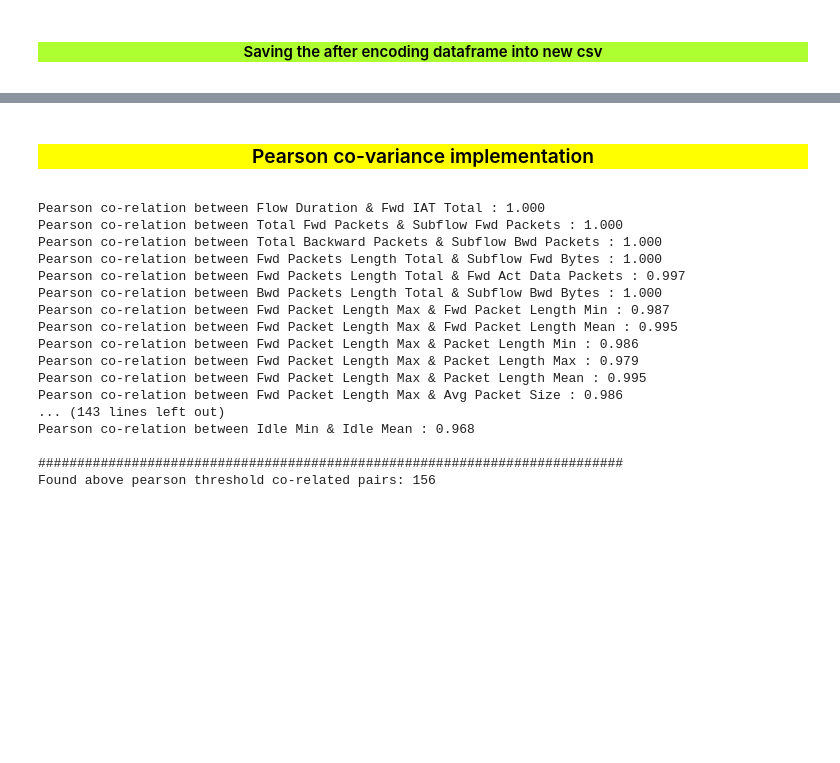
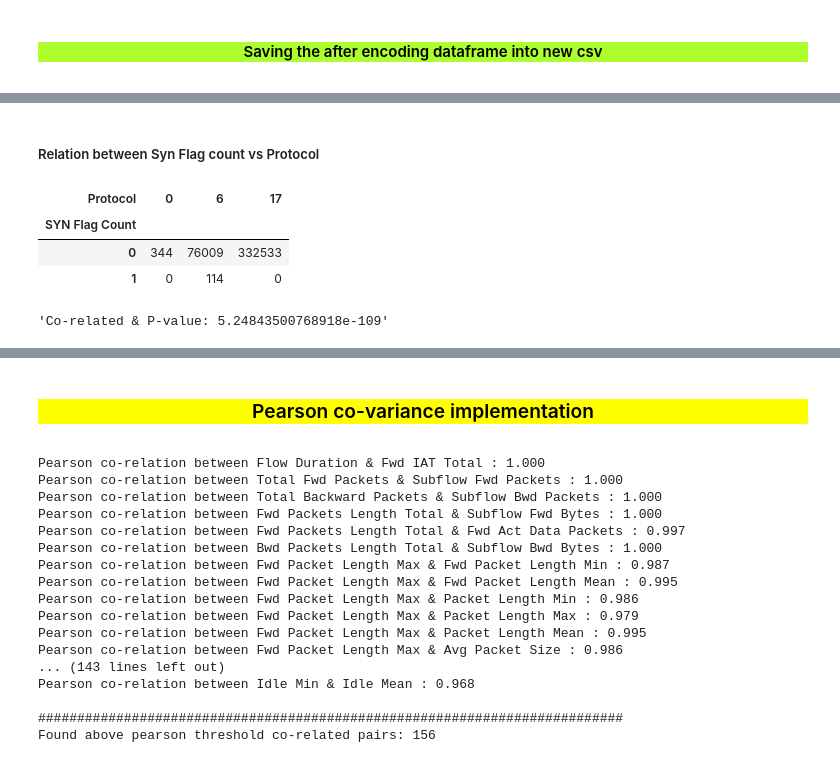
Before and after one commit to Thesis-on-Cyber-Security/Thesis-on-DDOS, a Jupyter notebook: 3rd Step/Dimensionality_Reduction.ipynb, the cells around one changed output, grey strips where cells are left out. Drawn from its saved outputs; the diff is of its cells as text; code cells hidden in the pictures; blank space fills up the shorter version.

```diff
--- a/3rd Step/Dimensionality_Reduction.ipynb
+++ b/3rd Step/Dimensionality_Reduction.ipynb
@@ -153,0 +177,13 @@ memory usage: 206.3 MB
+# %% [markdown]
+##### Relation between Syn Flag count vs Protocol
+# %%
+pd.crosstab(df['SYN Flag Count'],df['Protocol'])
+# %% [output]
+| Protocol | 0 | 6 | 17 |
+| SYN Flag Count |  |  |  |
+| 0 | 344 | 76009 | 332533 |
+| 1 | 0 | 114 | 0 |
+# %%
+chi_squared_test(df['SYN Flag Count'],df['Protocol'])
+# %% [output]
+'Co-related & P-value: 5.24843500768918e-109'
```
Also changed, not shown: parts of 30 cells of this notebook.
